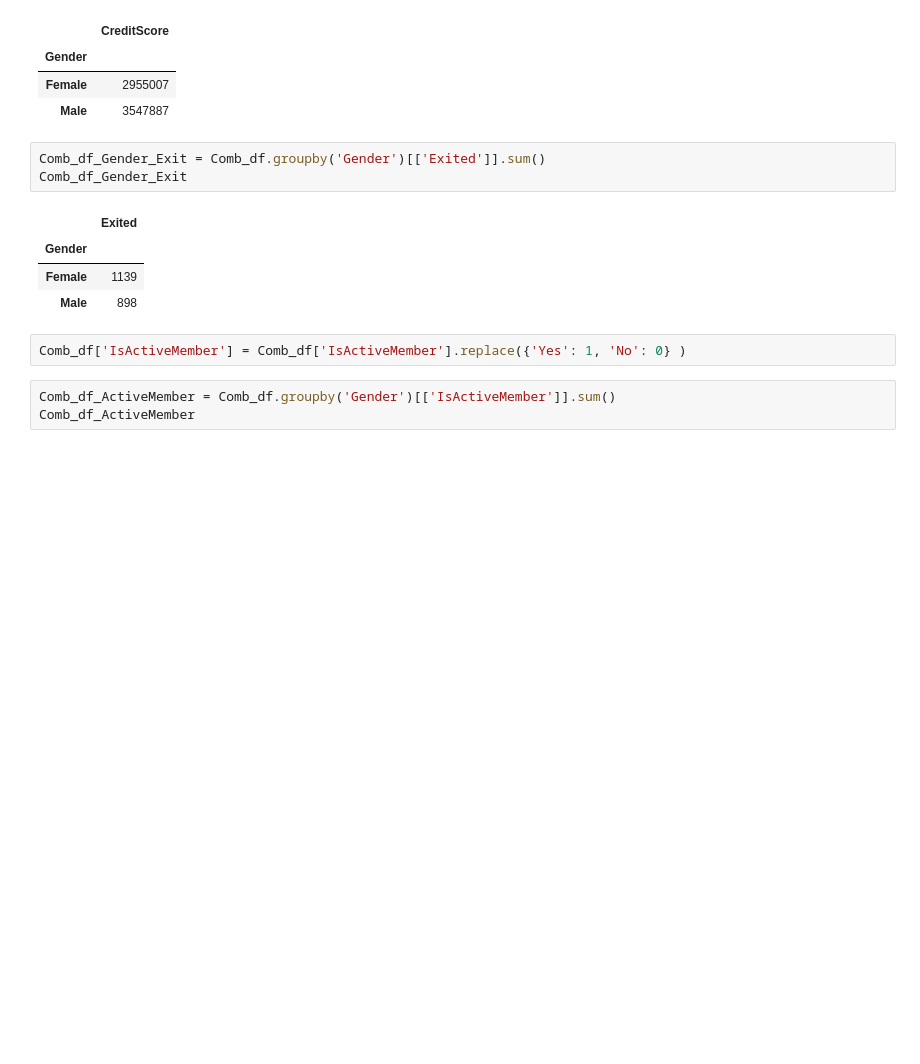
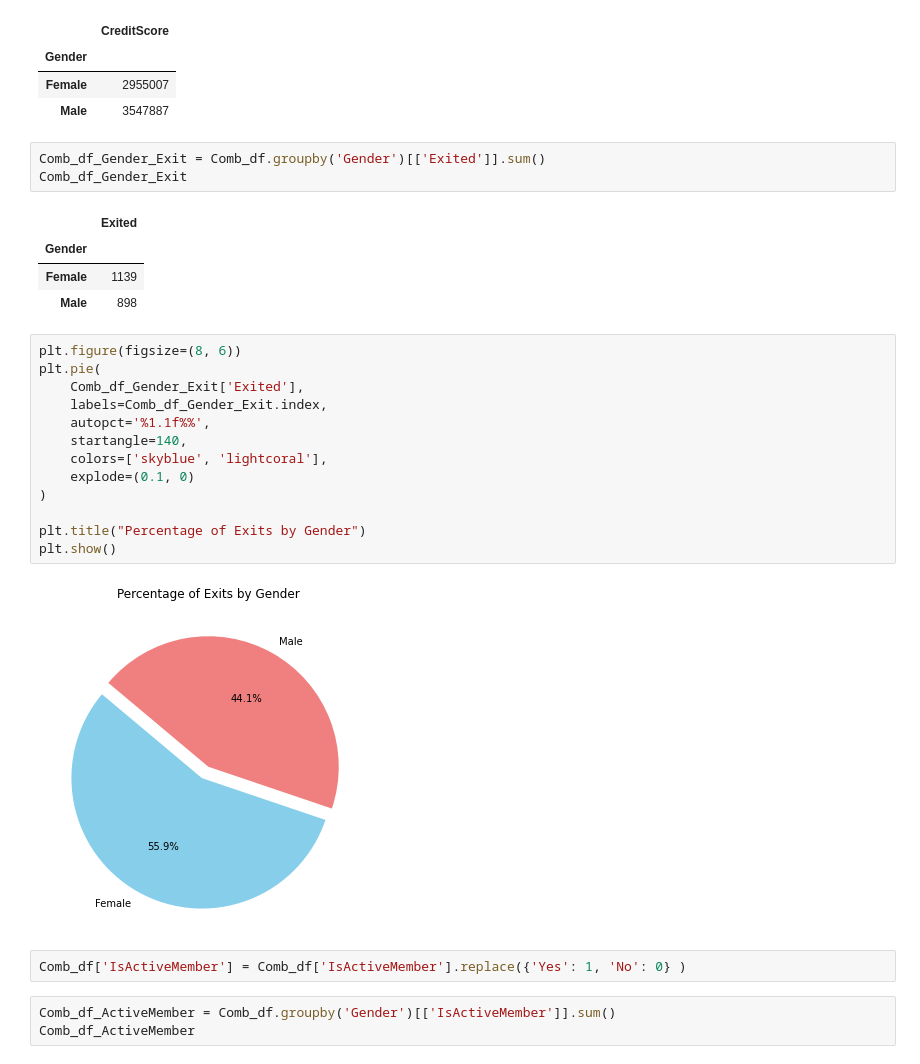
Before and after one commit to Cynthiaagina/Data-exploration, a Jupyter notebook: Python Capstone Project.ipynb, the cells around one changed output. Cells and saved outputs as stored; diff of their text form; blank space fills up the shorter version.

```diff
--- a/Python Capstone Project.ipynb
+++ b/Python Capstone Project.ipynb
@@ -512,6 +509,21 @@ Comb_df_Gender_Exit
 | Gender |  |
 | Female | 1139 |
 | Male | 898 |
+# %%
+plt.figure(figsize=(8, 6))
+plt.pie(
+    Comb_df_Gender_Exit['Exited'],
+    labels=Comb_df_Gender_Exit.index,
+    autopct='%1.1f%%',
+    startangle=140,
+    colors=['skyblue', 'lightcoral'],
+    explode=(0.1, 0)
+)
+
+plt.title("Percentage of Exits by Gender")
+plt.show()
+# %% [output]
+[figure, added]
 # %%
 Comb_df['IsActiveMember'] = Comb_df['IsActiveMember'].replace({'Yes': 1, 'No': 0} )
 # %%
```
Also changed, not shown: parts of 48 cells of this notebook, 4 other files.
